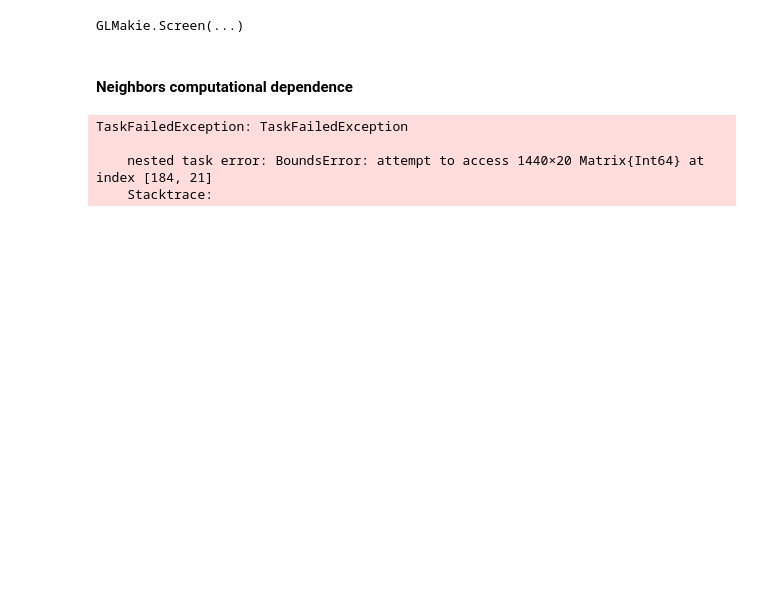
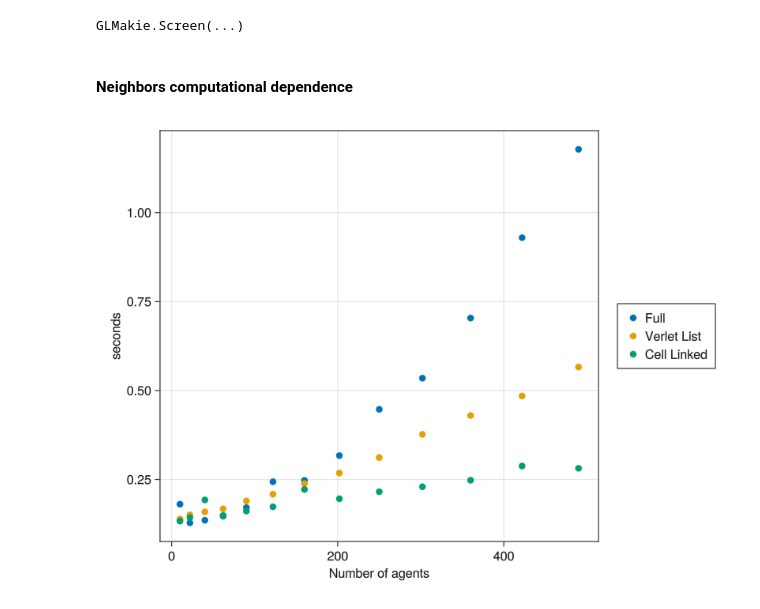
Before and after one commit to MarkoKorb/CellBasedModelsF1, a Jupyter notebook: code/particle_aggregation_example.ipynb, the cells around one changed output. Drawn from its saved outputs; the diff is of its cells as text; code cells hidden in the pictures; blank space fills up the shorter version.

```diff
--- a/code/particle_aggregation_example.ipynb
+++ b/code/particle_aggregation_example.ipynb
@@ -317,7 +317,7 @@ tFull = []
 tVerlet = []
 tCellLinked = []
 for S in 1:.5:7
-    simBox = S.*[-10. 10; -10 10]
+    simBox = S.*[-5. 5; -5 5]
     n = round(Int64,ρ*(simBox[1,2]-simBox[1,1])*(simBox[2,2]-simBox[2,1]))
     push!(N,n)
 
@@ -336,8 +336,16 @@ for S in 1:.5:7
     t = @elapsed evolve!(com3,steps=1000,saveEach=10,saveCurrentState=true)
     push!(tCellLinked,t)
 end
-# %% [output]
-TaskFailedException: TaskFailedException
-
-    nested task error: BoundsError: attempt to access 1440×20 Matrix{Int64} at index [184, 21]
-    Stacktrace:
+# %%
+fig = Figure(resolution=(800,600))
+ax = Axis(fig[1,1],xlabel="Number of agents",ylabel="seconds")
+
+l1 = scatter!(ax,Float64.(N),Float64.(tFull))
+l2 = scatter!(ax,Float64.(N),Float64.(tVerlet))
+l3 = scatter!(ax,Float64.(N),Float64.(tCellLinked))
+Legend(fig[1,2],[l1,l2,l3],["Full","Verlet List","Cell Linked"])
+
+display(fig)
+save("C:/Users/s361359/CellBasedModelsF1/results/particle_aggregation_repulsion_statistics.png", fig)
+# %% [output]
+[figure, added]
```
Also changed, not shown: parts of 3 cells of this notebook, 4 other files.
